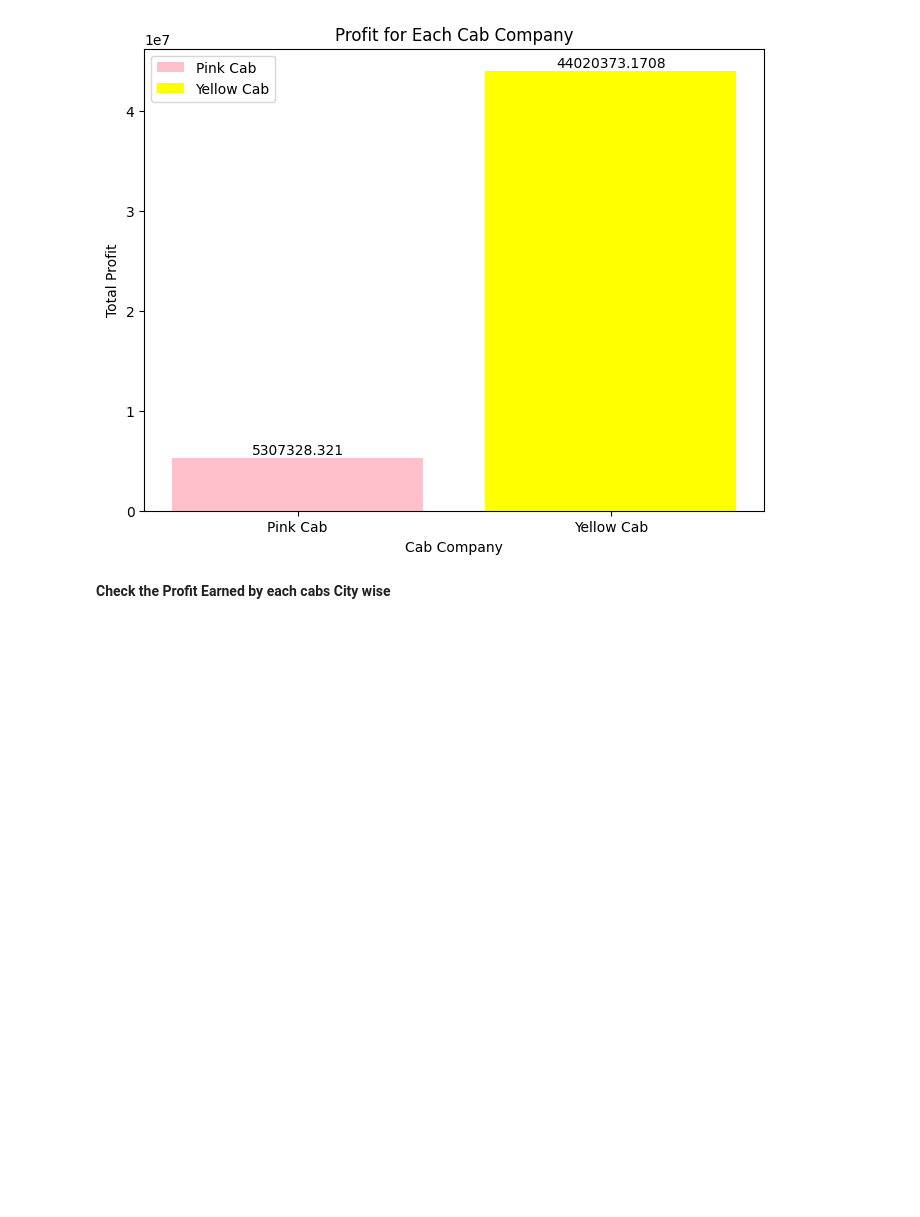
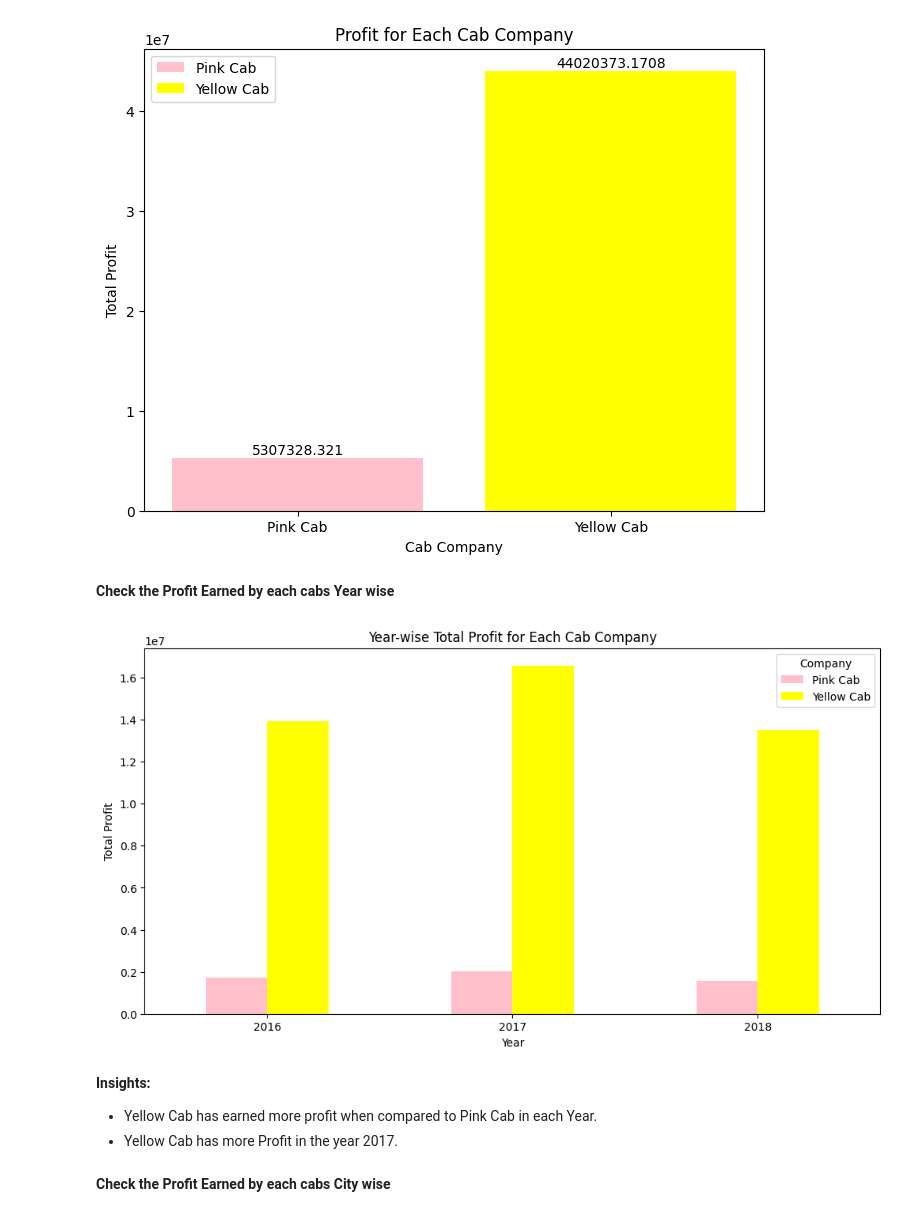
Before and after one commit to NazriJasmal/G2M-Insight-for-Cab-Investment-Firm, a Jupyter notebook: G2M_Insight_for_Cab_investment_firm.ipynb, the cells around one changed output. Saved outputs shown, nothing was run; the diff lists cells and outputs as text; code cells hidden in the pictures; blank space fills up the shorter version.

```diff
--- a/G2M_Insight_for_Cab_investment_firm.ipynb
+++ b/G2M_Insight_for_Cab_investment_firm.ipynb
@@ -539,6 +572,38 @@ for bar, count in zip(bars, profit_by_company):
     plt.text(bar.get_x() + bar.get_width() / 2, count, str(count), ha='center', va='bottom')
 # %% [output]
 [figure]
+# %% [markdown]
+**Check the Profit Earned by each cabs Year wise**
+# %%
+# Extract the year from the 'Date of Travel' column with the correct date format
+final_cab_data['Year'] = final_cab_data['Date of Travel'].dt.year
+
+# Calculate profit for each ride
+final_cab_data['Profit'] = final_cab_data['Price Charged'] - final_cab_data['Cost of Trip']
+
+# Group the data by 'Year' and 'Company' and sum the profit
+profit_by_year_company = final_cab_data.groupby(['Year', 'Company'])['Profit'].sum().unstack(fill_value=0)
+
+# Define colors for the cab companies
+company_colors = {'Yellow Cab': 'yellow', 'Pink Cab': 'pink'}
+
+# Create a bar chart with specified colors
+ax = profit_by_year_company.plot(kind='bar', figsize=(12, 6), color=[company_colors[company] for company in profit_by_year_company.columns])
+
+plt.xlabel('Year')
+plt.ylabel('Total Profit')
+plt.title('Year-wise Total Profit for Each Cab Company')
+plt.xticks(rotation=0)
+plt.legend(title='Company')
+
+plt.show()
+# %% [output]
+[figure, added]
+# %% [markdown]
+**Insights:**
+
+* Yellow Cab has earned more profit when compared to Pink Cab in each Year.
+* Yellow Cab has more Profit in the year 2017.
 # %% [markdown]
 **Check the Profit Earned by each cabs City wise**
 # %%
```
Also changed, not shown: parts of 19 cells of this notebook.
